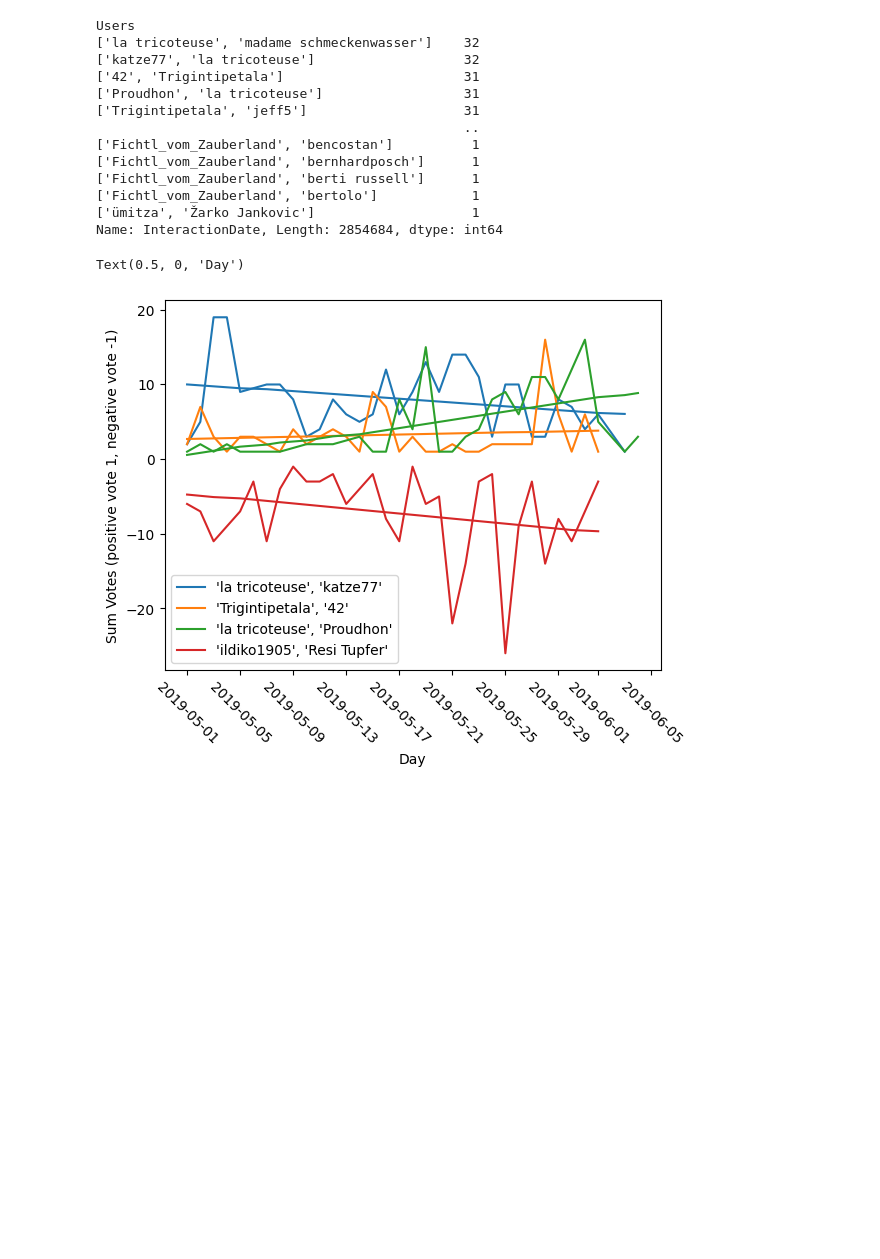
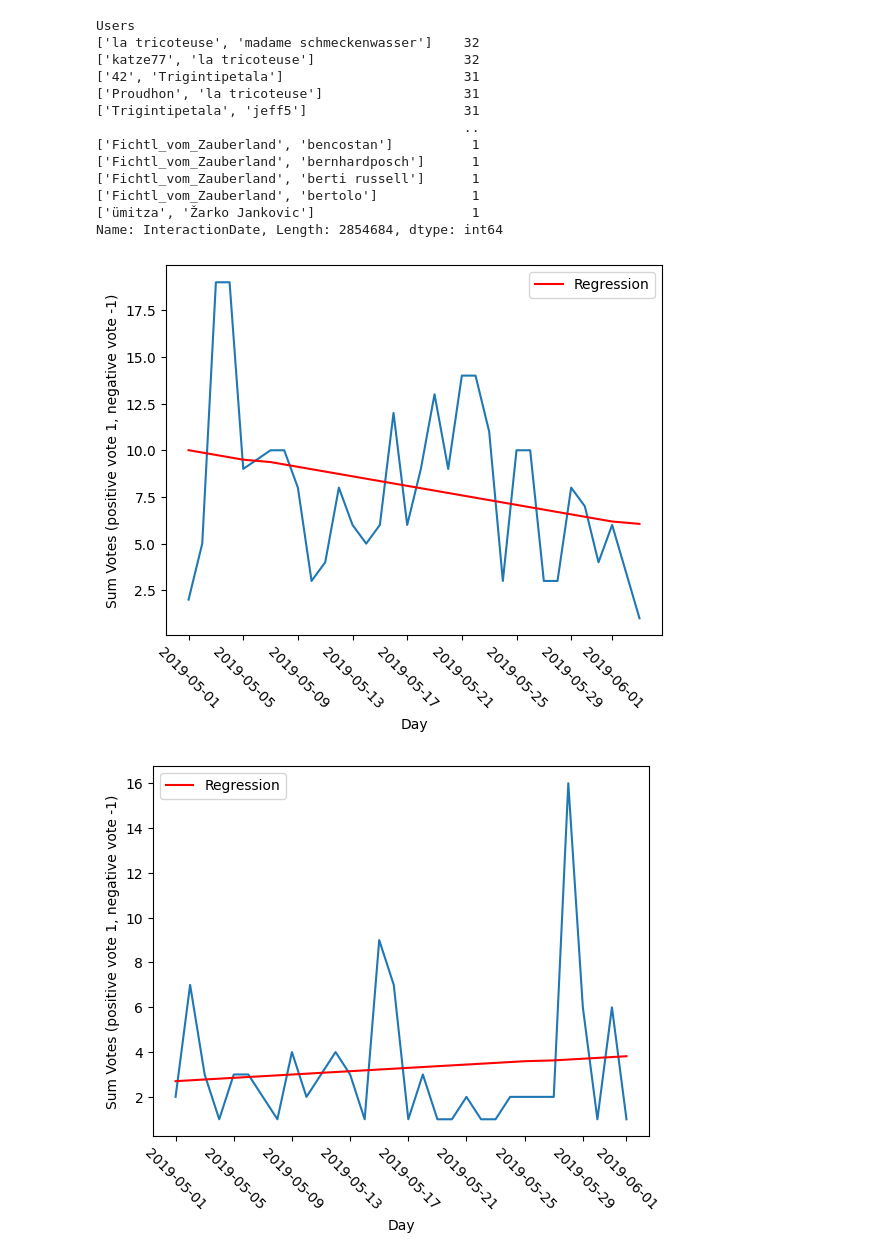
Before and after one commit to anaterovic/SNA, a Jupyter notebook: scripts/scripts_explain.ipynb, the cells around one changed output. Drawn from its saved outputs; the diff is of its cells as text; code cells hidden in the pictures; blank space fills up the shorter version.

```diff
--- a/scripts/scripts_explain.ipynb
+++ b/scripts/scripts_explain.ipynb
@@ -57,12 +59,12 @@ def plot_sum_user_counts(i, users):
     label = f"'{user1}', '{user2}'"
     res = direct_comments_heavy_users.groupby("InteractionDate")["ID_Posting_Comment"].count().sort_index()
     # direct_comments_heavy_users.groupby("InteractionDate")["CommentCreatedAt"]
-    ax = res.sort_index().plot(label=label)
+    ax = res.sort_index().plot(label="_")
     [slope, intercept] = np.polyfit(range(0, len(res)), res.values, 1)
-    plt.plot(res.index, (np.arange(0,len(res))*slope)+intercept, color = ax.get_lines()[2*i].get_color())
+    plt.plot(res.index, (np.arange(0,len(res))*slope)+intercept, color = "red", label="Regression")
 
 
-for i in range(0, 2):
+for i in [1]:
     users = count_user_interaction.index[i]
     plot_sum_user_counts(i, users)
 
@@ -71,6 +73,7 @@ plt.legend()
 plt.xlabel("Day")
 plt.ylabel("Number Interactions")
 plt.xticks(rotation=-45)
+plt.title("Number of interactions between two users")
 plt.savefig(f"{IMAGE_PATH}comments_over_time.png")
 plt.show()
 # %% [output]
@@ -152,22 +155,22 @@ Name: InteractionDate, Length: 2854684, dtype: int64
 # %%
 def plot_sum_user_counts(i, users):
     user_votes_heavy_users = user_votes[(user_votes["Users"] == users)].sort_values("VoteCreatedAt")
     user1, user2 = user_votes_heavy_users.values[0][0:2]
     label = f"'{user1}', '{user2}'"
     res = user_votes_heavy_users.groupby("InteractionDate")["Vote"].sum()
-    ax = res.sort_index().plot(label=label)
+    ax = res.sort_index().plot(label="_")
     [slope, intercept] = np.polyfit(range(0, len(res)), res.values, 1)
-    plt.plot(res.index, (np.arange(0,len(res))*slope)+intercept, color = ax.get_lines()[2*i].get_color())
-
+    plt.plot(res.index, (np.arange(0,len(res))*slope)+intercept, color = "red", label="Regression")
+    #plt.title("Sum of votes of two users")
+    plt.legend()
+    plt.xticks(rotation=-45)
+    plt.ylabel("Sum Votes (positive vote 1, negative vote -1)")
+    plt.xlabel("Day")
+    plt.show()
 
 for i, i_user in enumerate([1, 2, 3 , 8]):
     users = count_user_interaction_dates.index[i_user]
     plot_sum_user_counts(i, users)
-
-plt.legend()
-plt.xticks(rotation=-45)
-plt.ylabel("Sum Votes (positive vote 1, negative vote -1)")
-plt.xlabel("Day")
 # %% [output]
-Text(0.5, 0, 'Day')
-[figure, old version]
+[figure, new version]
+[figure, added]
```
Also changed, not shown: parts of 14 cells of this notebook.
